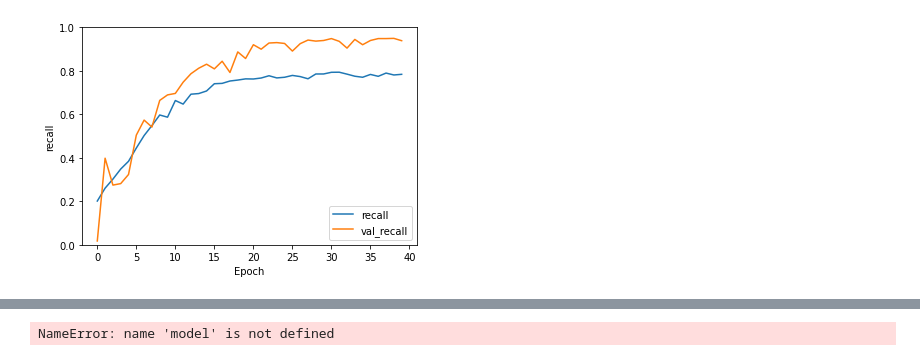
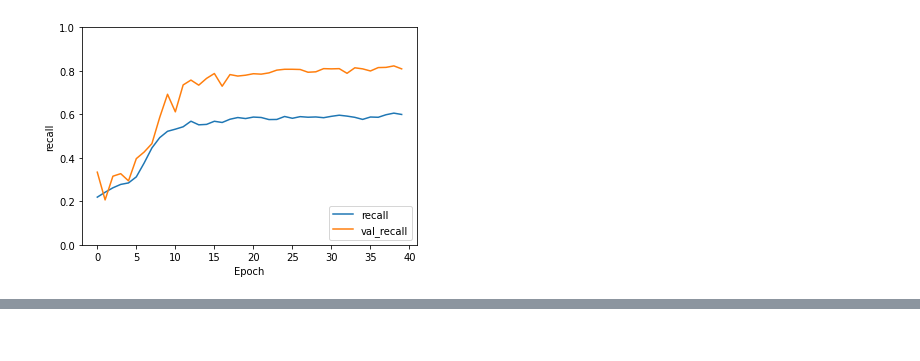
Before and after one commit to robert-kloepsch/alzheimer-classification, a Jupyter notebook: python/model_cnn_005_set2_multi.ipynb, the cells around one changed output, grey strips where cells are left out. Cells and saved outputs as stored; diff of their text form; code cells hidden in the pictures.

```diff
--- a/python/model_cnn_005_set2_multi.ipynb
+++ b/python/model_cnn_005_set2_multi.ipynb
@@ -29,5 +33,9 @@ Found 8188 files belonging to 4 classes.
 # %%
-PATH = "F:\\MRI_class\\data\\Alzheimer_Dataset2\\validation"
+# load dataset from drive
+PATH = "F:\\MRI_class\\data\\Alzheimer_s Dataset\\validation"
 IMAGE_SIZE = (208, 176)
-val_ds = image_dataset_from_directory(PATH, seed=1, shuffle=True, image_size=IMAGE_SIZE)
+val_ds = image_dataset_from_directory(PATH, seed=1, shuffle=True, image_size=IMAGE_SIZE, batch_size=32)
+
+# one hot encode the labels to fit into the cnn layers
+val_ds = val_ds.map(lambda x, y: (x, tf.one_hot(y, depth=4)))
 # %% [output]
@@ -94,7 +54,7 @@ plt.show()
 # %%
 #iniziating model architecture
 model = models.Sequential()
-model.add(layers.Conv2D(50, (3, 3), activation='relu', input_shape=(208, 176, 1)))
+model.add(layers.Conv2D(50, (3, 3), activation='relu', input_shape=(208, 176, 3)))
 model.add(layers.Conv2D(50, (3, 3), activation='relu'))
 model.add(layers.MaxPooling2D((2, 2)))
 model.add(layers.Conv2D(50, (3, 3), activation='relu'))
@@ -120,3 +74,12 @@ val_set = val_set.batch(BATCH_SIZE)
+# %%
+train_set_length = train_ds.cardinality().numpy()
+EPOCHS = 40
+BATCH_SIZE = 4
+STEPS_PER_EPOCH = train_set_length // BATCH_SIZE
+
+val_set_length = val_ds.cardinality().numpy()
+val_BATCH_SIZE = 4
+val_STEPS_PER_EPOCH = val_set_length // BATCH_SIZE
 # %%
 lr_schedule = tf.keras.optimizers.schedules.InverseTimeDecay(
     0.0001,
@@ -131,15 +94,16 @@ keras.backend.clear_session()
 model.compile(optimizer=optimizer,
               loss="CategoricalCrossentropy",
               #loss="binary_crossentropy",
-              metrics=['accuracy', metrics.Precision(), metrics.Recall(), metrics.AUC()])
+              metrics=[metrics.Precision(), metrics.Recall(), metrics.AUC()])
 
 with tf.device("/gpu:0"):
-    history = model.fit(X_train,
-                        y_train,
+    history = model.fit(train_ds,
                         epochs=EPOCHS,
-                        batch_size=BATCH_SIZE,
-                        steps_per_epoch=STEPS_PER_EPOCH,
+                        #batch_size=BATCH_SIZE,
+                        #steps_per_epoch=STEPS_PER_EPOCH,
                         shuffle=True,
-                        validation_data=val_set)
+                        validation_data=val_ds)
+                        #validation_steps=val_STEPS_PER_EPOCH,)
+                        #validation_batch_size=val_BATCH_SIZE)
 # %% [output]
 Epoch 1/40
@@ -162,15 +126,12 @@ Epoch 40/40
 # %%
 #print val vs accuracy
 
 plt.plot(history.history['recall'], label='recall')
 plt.plot(history.history['val_recall'], label = 'val_recall')
 plt.xlabel('Epoch')
 plt.ylabel('recall')
 plt.ylim([0, 1])
 plt.legend(loc='lower right')
 plt.show()
-
-
-test_loss, test_acc, test_prec, test_rec, test_auc  = model.evaluate(X_val, y_val, verbose=2)
 # %% [output]
-[figure, old version]
+[figure, new version]
@@ -178,4 +137,0 @@ test_loss, test_acc, test_prec, test_rec, test_auc  = model.evaluate(X_val, y_va
-# %%
-y_pred = model.predict(X_val)
-# %% [output]
-NameError: name 'model' is not defined
```
Also changed, not shown: parts of 17 cells of this notebook.
